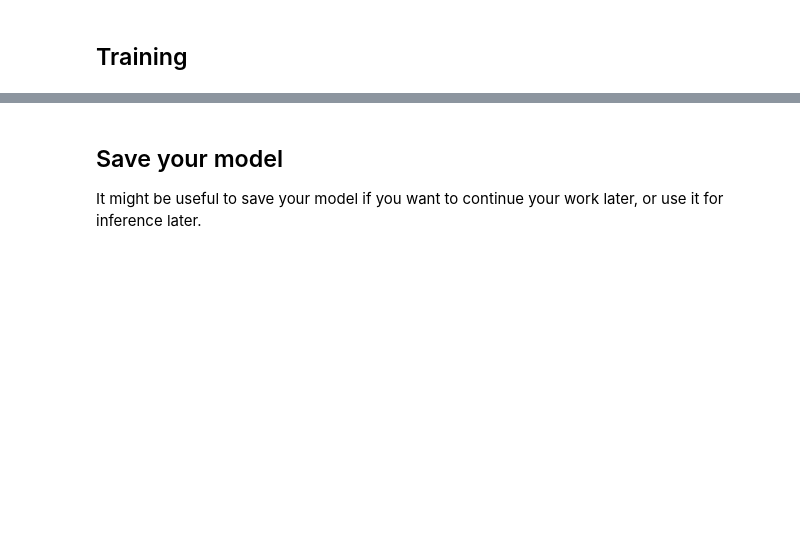
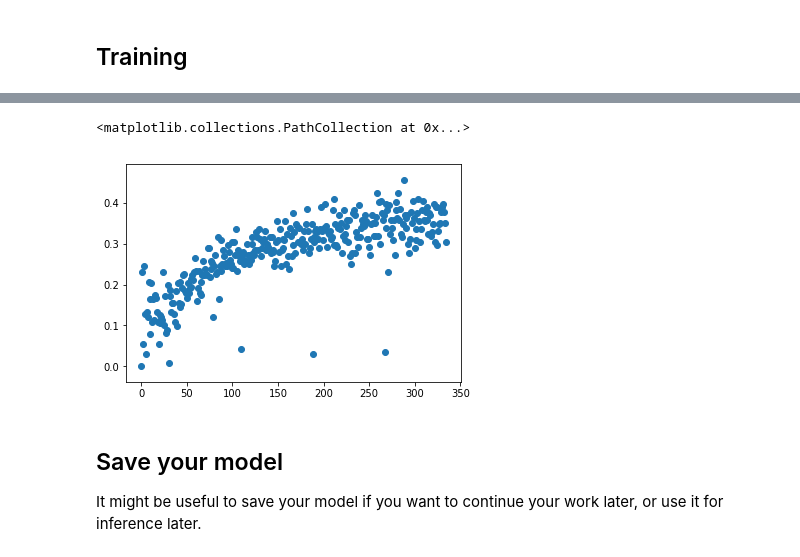
Before and after one commit to Maiykol/helsinki_dl_project, a Jupyter notebook: image_project.ipynb, the cells around one changed output, grey strips where cells are left out. Drawn from its saved outputs; the diff is of its cells as text; code cells hidden in the pictures; blank space fills up the shorter version.

```diff
--- a/image_project.ipynb
+++ b/image_project.ipynb
@@ -458,0 +472,6 @@ torch.Size([256, 15])
+# %%
+acc_list_edited = acc_list[::50]
+plt.scatter(y=acc_list_edited, x=np.arange(len(acc_list_edited)))
+# %% [output]
+<matplotlib.collections.PathCollection at 0x...>
+[figure, added]
```
Also changed, not shown: parts of 10 cells of this notebook, 2 other files.
